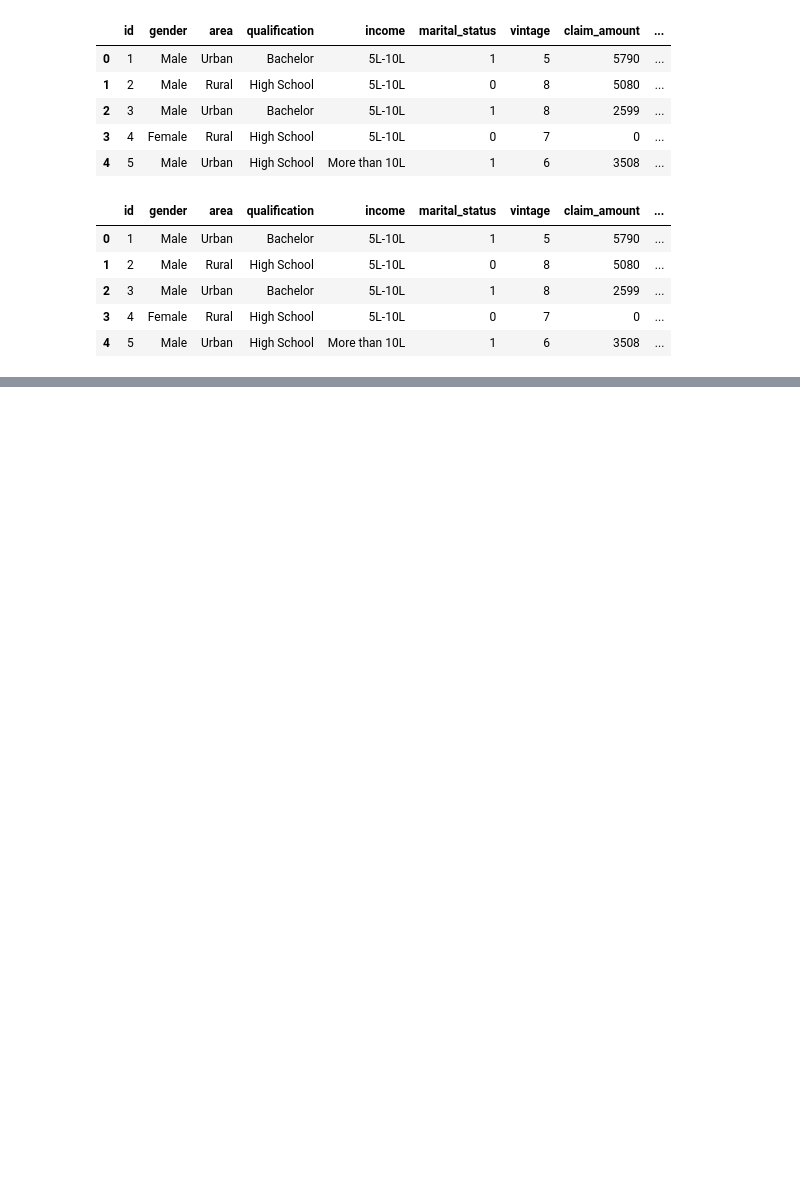
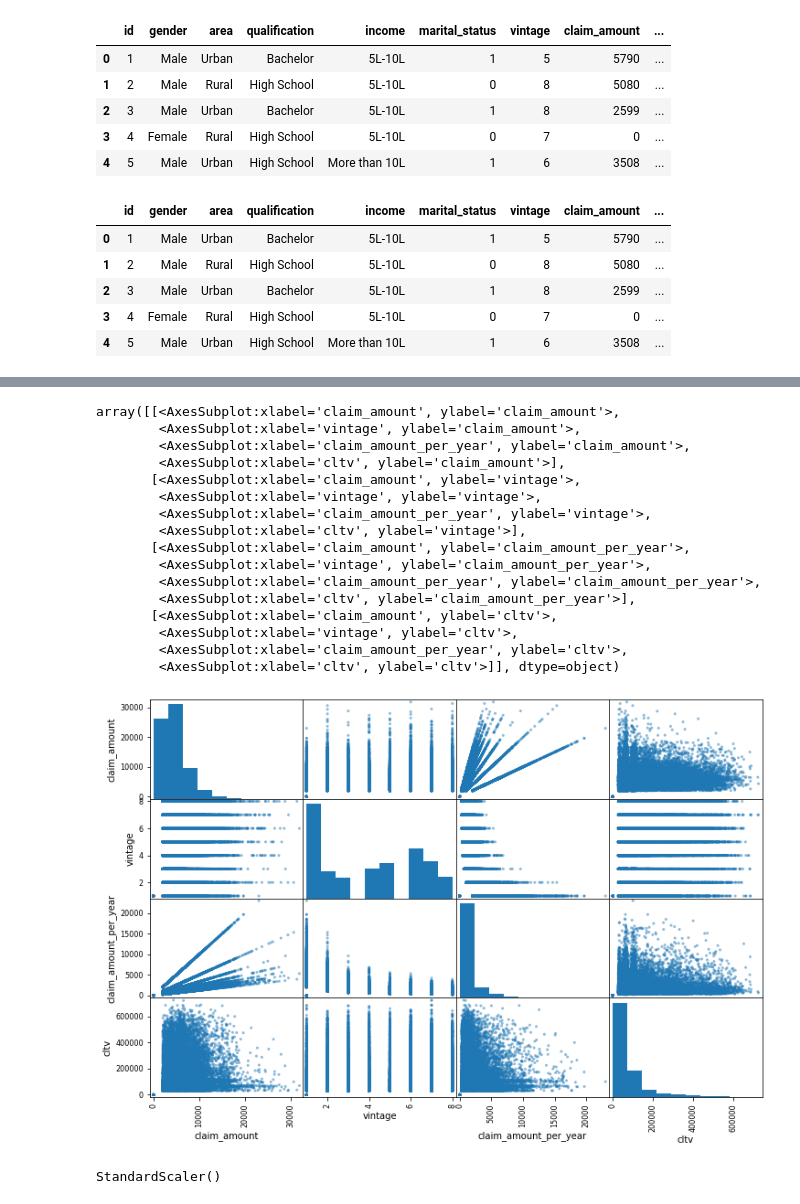
Before and after one commit to bodagovsky/hands-on-machine-learning, a Jupyter notebook: predict cltv of a customer.ipynb, the cells around one changed output, grey strips where cells are left out. Cells and saved outputs as stored; diff of their text form; code cells hidden in the pictures; blank space fills up the shorter version.

```diff
--- a/predict cltv of a customer.ipynb
+++ b/predict cltv of a customer.ipynb
@@ -205,0 +70,8 @@ array([[ 0.17653059,  0.44094022,  0.        , ...,  0.        ,
+# %%
+from sklearn.model_selection import StratifiedShuffleSplit
+
+split = StratifiedShuffleSplit(n_splits=1, test_size=0.2, random_state=42)
+for train_index, test_index in split.split(data, data["claim_per_year_cat"]):
+    strat_train_set = data.loc[train_index]
+    strat_test_set  = data.loc[test_index]
+strat_train_set
@@ -205,0 +139,2 @@ array([[ 0.17653059,  0.44094022,  0.        , ...,  0.        ,
+# %%
+data = strat_train_set.copy()
@@ -205,0 +143,21 @@ array([[ 0.17653059,  0.44094022,  0.        , ...,  0.        ,
+# %%
+attributes = ["claim_amount", "vintage", "claim_amount_per_year", "cltv"]
+scatter_matrix(data[attributes], figsize=(12,8))
+# %% [output]
+array([[<AxesSubplot:xlabel='claim_amount', ylabel='claim_amount'>,
+        <AxesSubplot:xlabel='vintage', ylabel='claim_amount'>,
+        <AxesSubplot:xlabel='claim_amount_per_year', ylabel='claim_amount'>,
+        <AxesSubplot:xlabel='cltv', ylabel='claim_amount'>],
+       [<AxesSubplot:xlabel='claim_amount', ylabel='vintage'>,
+        <AxesSubplot:xlabel='vintage', ylabel='vintage'>,
+        <AxesSubplot:xlabel='claim_amount_per_year', ylabel='vintage'>,
+        <AxesSubplot:xlabel='cltv', ylabel='vintage'>],
+       [<AxesSubplot:xlabel='claim_amount', ylabel='claim_amount_per_year'>,
+        <AxesSubplot:xlabel='vintage', ylabel='claim_amount_per_year'>,
+        <AxesSubplot:xlabel='claim_amount_per_year', ylabel='claim_amount_per_year'>,
+        <AxesSubplot:xlabel='cltv', ylabel='claim_amount_per_year'>],
+       [<AxesSubplot:xlabel='claim_amount', ylabel='cltv'>,
+        <AxesSubplot:xlabel='vintage', ylabel='cltv'>,
+        <AxesSubplot:xlabel='claim_amount_per_year', ylabel='cltv'>,
+        <AxesSubplot:xlabel='cltv', ylabel='cltv'>]], dtype=object)
+[figure, added]
@@ -205,0 +171,5 @@ array([[ 0.17653059,  0.44094022,  0.        , ...,  0.        ,
+# %%
+std_scaler = StandardScaler()
+std_scaler.fit(data_num)
+# %% [output]
+StandardScaler()
```
Also changed, not shown: parts of 37 cells of this notebook, 2 other files.
